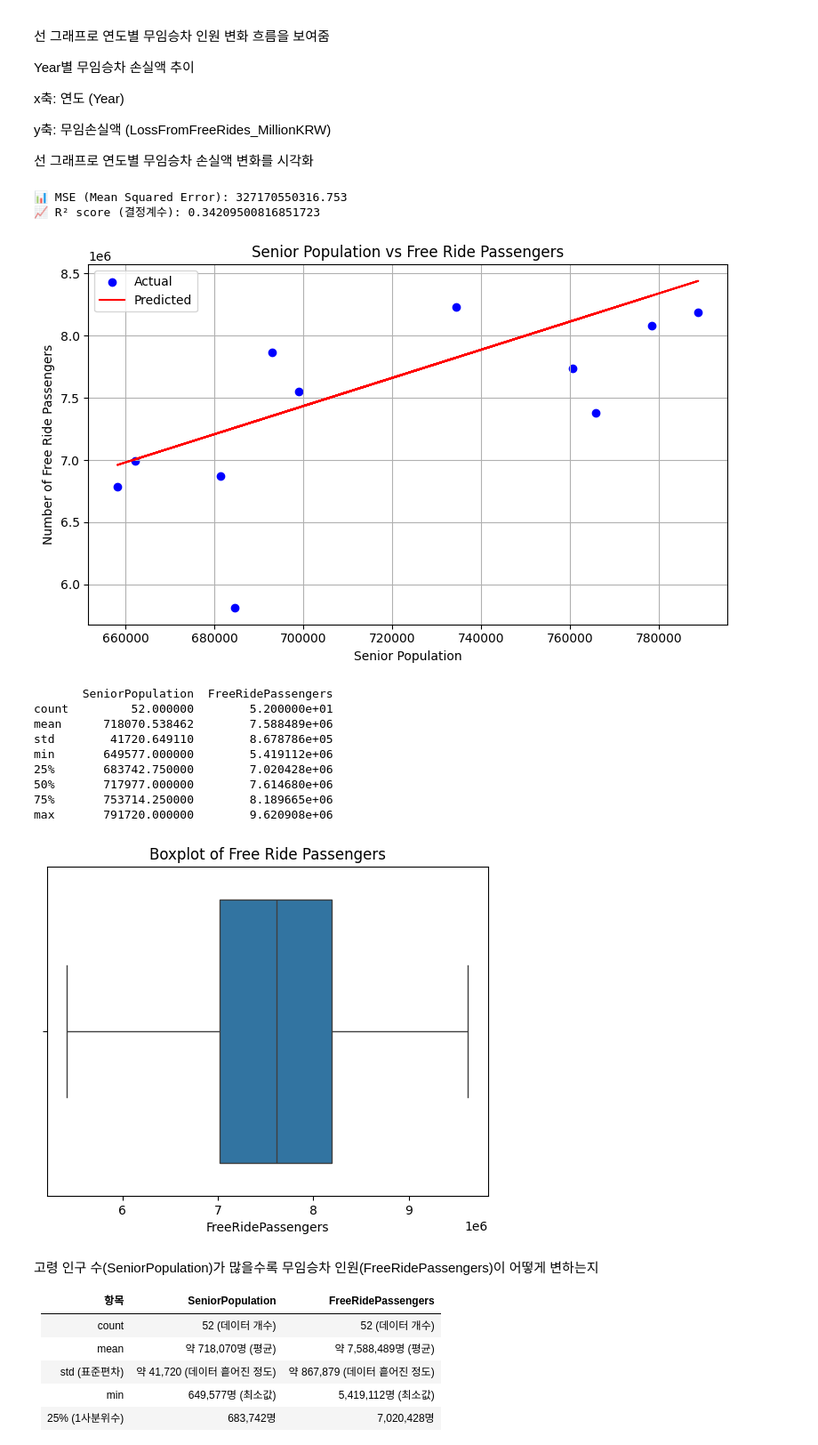
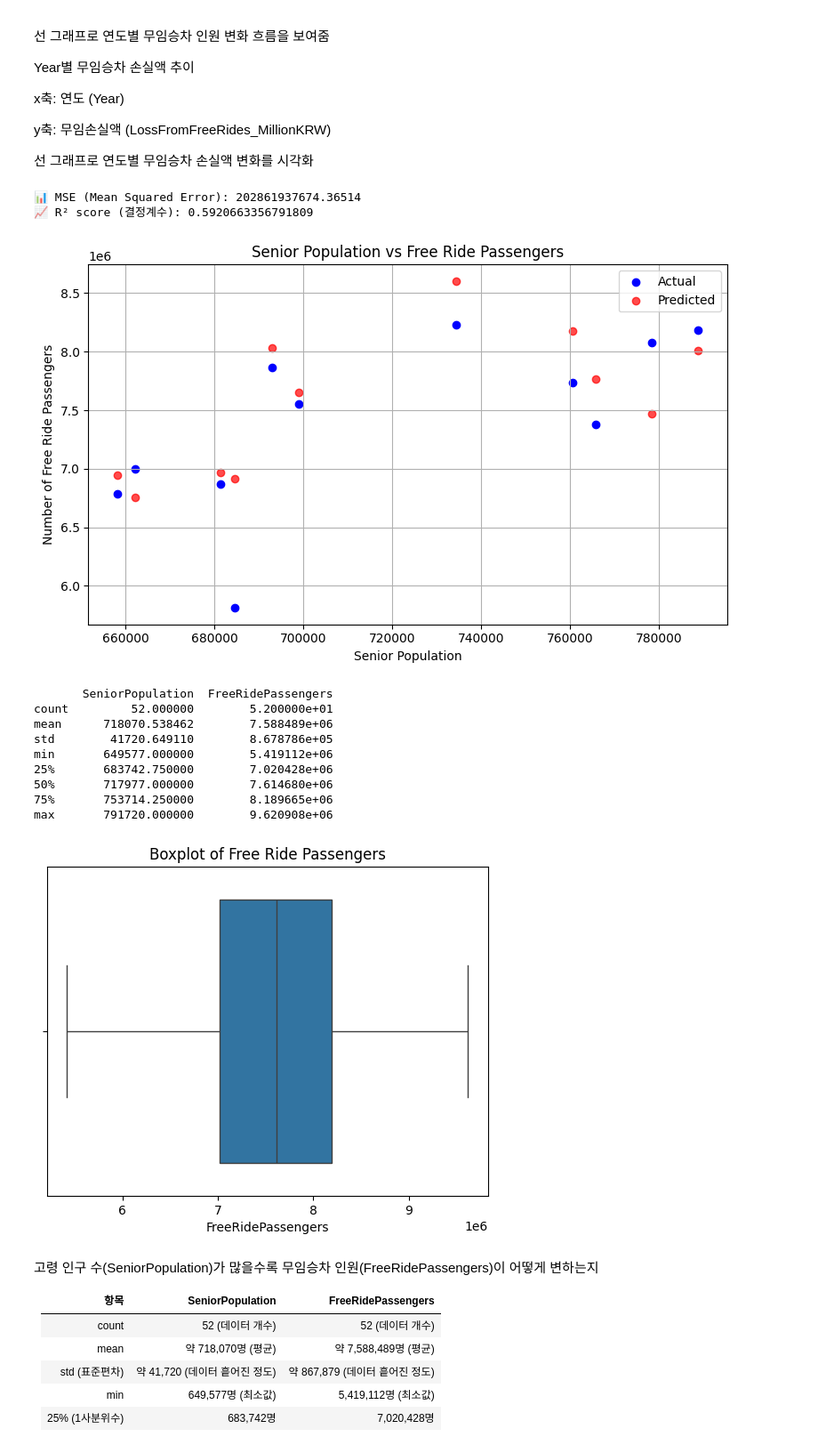
Before and after one commit to suyeonlee333333/oss2025, a Jupyter notebook: free_rider_simulator.ipynb, the cells around one changed output. Shown at 89% size. Cells and saved outputs as stored; diff of their text form; code cells hidden in the pictures.

```diff
--- a/free_rider_simulator.ipynb
+++ b/free_rider_simulator.ipynb
@@ -95,7 +95,7 @@ import pandas as pd
 import matplotlib.pyplot as plt
 import seaborn as sns
 import matplotlib as mpl
-from sklearn.linear_model import LinearRegression
+from sklearn.ensemble import RandomForestRegressor
 from sklearn.model_selection import train_test_split
 from sklearn.metrics import mean_squared_error, r2_score
 
@@ -111,41 +111,41 @@ y = df['FreeRidePassengers']
 # ✔️ 학습/테스트 데이터 분리
 X_train, X_test, y_train, y_test = train_test_split(X, y, test_size=0.2, random_state=42)
 
-# ✔️ 선형 회귀 모델 생성 및 학습
-model = LinearRegression()
+# ✔️ 랜덤포레스트 회귀 모델 생성 및 학습
+model = RandomForestRegressor(n_estimators=100, random_state=42)
 model.fit(X_train, y_train)
 
 # ✔️ 예측 및 평가
 y_pred = model.predict(X_test)
 mse = mean_squared_error(y_test, y_pred)
 r2 = r2_score(y_test, y_pred)
 
 print("📊 MSE (Mean Squared Error):", mse)
 print("📈 R² score (결정계수):", r2)
 
 # ✔️ 시각화: 실제값 vs 예측값
 plt.figure(figsize=(8, 5))
 plt.scatter(X_test, y_test, label='Actual', color='blue')
-plt.plot(X_test, y_pred, label='Predicted', color='red')
+plt.scatter(X_test, y_pred, label='Predicted', color='red', alpha=0.7)  # 선형회귀처럼 선은 아니고 산점도로 표시
 plt.xlabel('Senior Population')
 plt.ylabel('Number of Free Ride Passengers')
 plt.title('Senior Population vs Free Ride Passengers')
 plt.legend()
 plt.grid(True)
 plt.tight_layout()
 plt.show()
 
 # ✔️ 통계 정보 확인
 print(df[['SeniorPopulation', 'FreeRidePassengers']].describe())
 
 # ✔️ 이상치 확인 (boxplot)
 sns.boxplot(data=df, x='FreeRidePassengers')
 plt.title('Boxplot of Free Ride Passengers')
 plt.show()
 # %% [output]
-📊 MSE (Mean Squared Error): 327170550316.753
-📈 R² score (결정계수): 0.34209500816851723
+📊 MSE (Mean Squared Error): 202861937674.36514
+📈 R² score (결정계수): 0.5920663356791809
-[figure, old version]
+[figure, new version]
        SeniorPopulation  FreeRidePassengers
 count         52.000000        5.200000e+01
 mean      718070.538462        7.588489e+06
```
Also changed, not shown: parts of 5 cells of this notebook.
